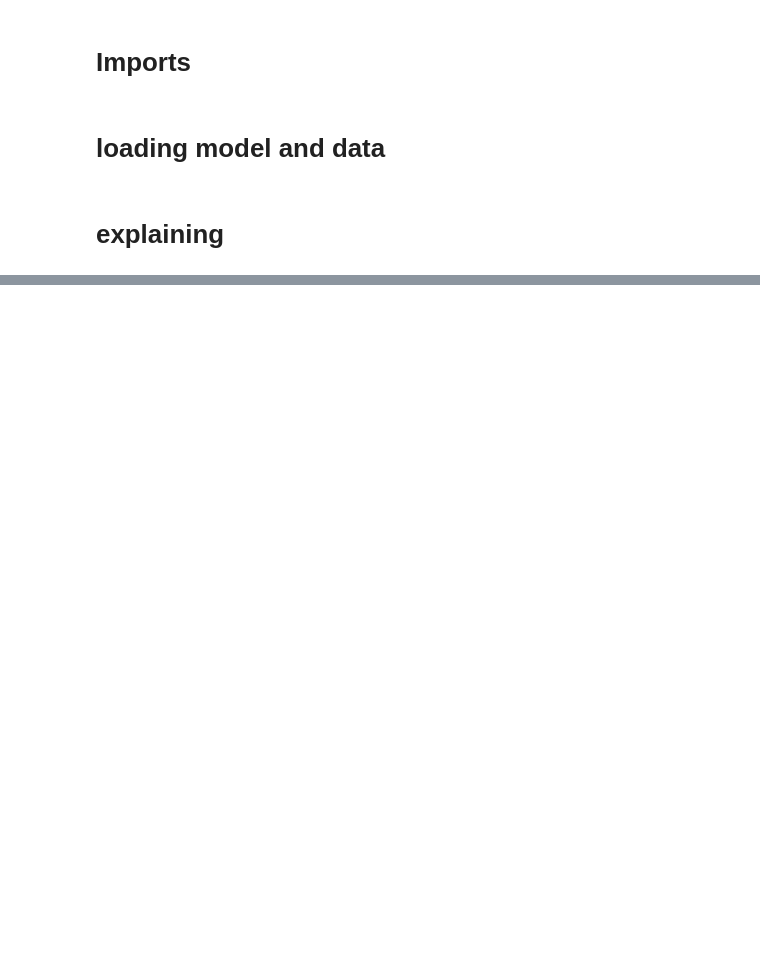
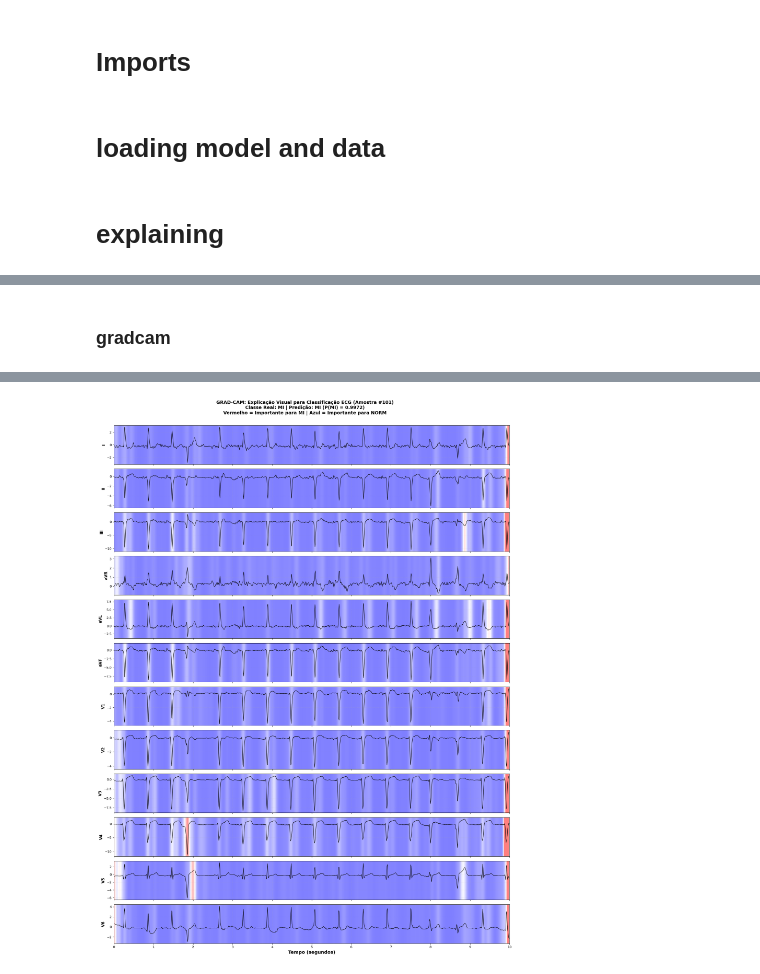
Before and after one commit to lari-ms/xai-heartattack-detection, a Jupyter notebook: notebooks/explainability.ipynb, the cells around one changed output, grey strips where cells are left out. Drawn from its saved outputs; the diff is of its cells as text; code cells hidden in the pictures; blank space fills up the shorter version.

```diff
--- a/notebooks/explainability.ipynb
+++ b/notebooks/explainability.ipynb
@@ -152,0 +503,27 @@ plot_temporal_importance(heatmap, i)
+# %% [markdown]
+### gradcam
+# %%
+lead_names = ['I', 'II', 'III', 'aVR', 'aVL', 'aVF', 'V1', 'V2', 'V3', 'V4', 'V5', 'V6']
+dir_path = "..\\results\\001\\gradcam\\MI"
+
+for i in range(len(mi_cases_x)):
+    heatmap, edge_mask = get_gradcam_improved(
+        model001,
+        np.expand_dims(mi_cases_x[i], axis=0),
+        class_idx=1,
+        smoothing="gaussian",
+        smooth_sigma=3.0,
+        edge_handling="trim",
+        trim_percent=0.05,
+        normalize_method="global"
+    )
+
+    plot_ecg_with_gradcam(
+        mi_cases_x[i],
+        heatmap,
+        1,
+        float(model01.predict(np.expand_dims(mi_cases_x[i], axis=0))[0,0]),
+        i,
+        lead_names=lead_names
+    )
+# %% [output]
@@ -152,0 +531 @@ plot_temporal_importance(heatmap, i)
+[figure, added]
```
Also changed, not shown: parts of 21 cells of this notebook, 17 other files.
